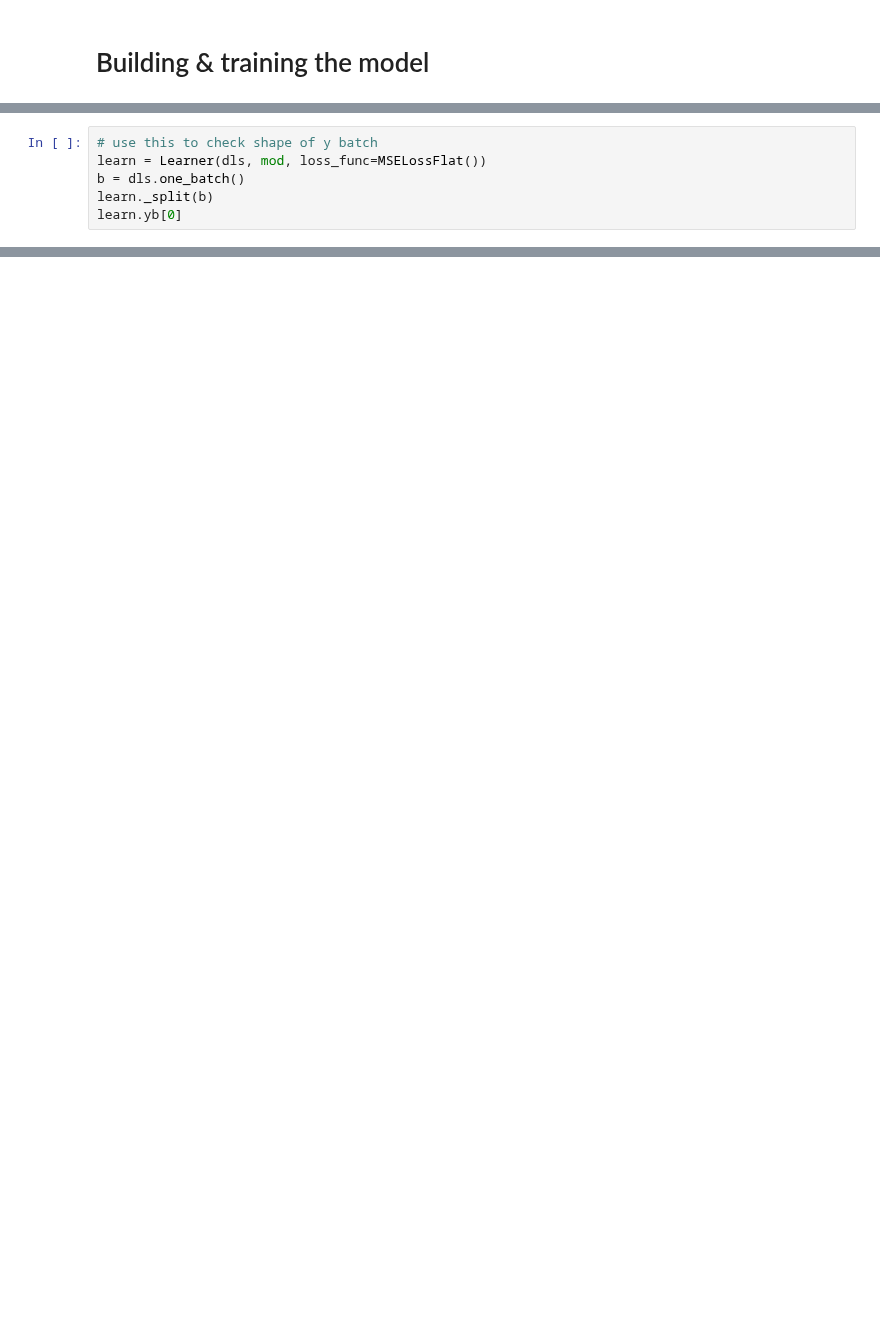
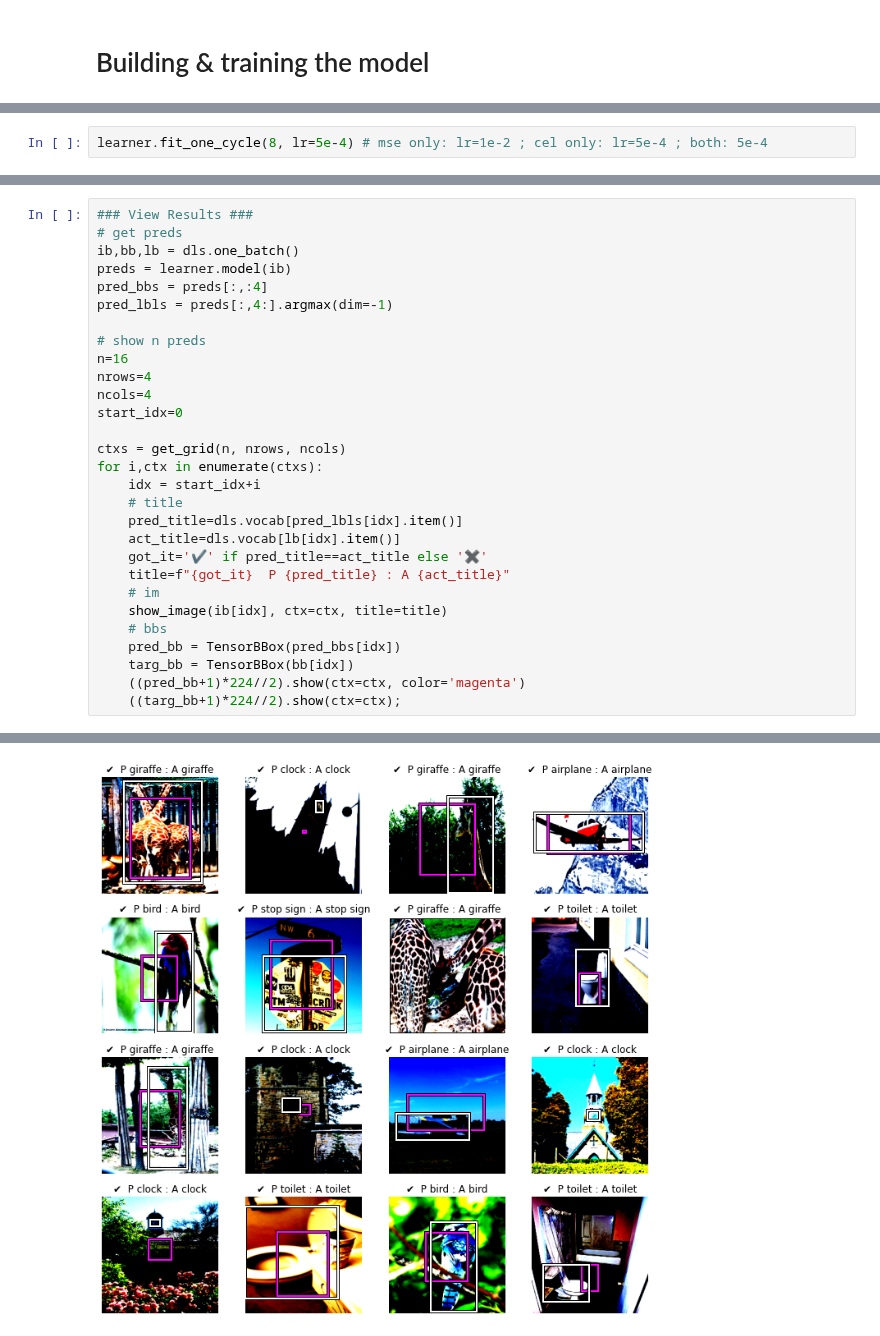
Before and after one commit to mccallion/rory, a Jupyter notebook: _20201002_coco_labeledbbox.ipynb, the cells around one changed output, grey strips where cells are left out. Cells and saved outputs as stored; diff of their text form; blank space fills up the shorter version.

```diff
--- a/_20201002_coco_labeledbbox.ipynb
+++ b/_20201002_coco_labeledbbox.ipynb
@@ -90,6 +5,0 @@ mod = custom_module(body, head)
-# %%
-# use this to check shape of y batch
-learn = Learner(dls, mod, loss_func=MSELossFlat())
-b = dls.one_batch()
-learn._split(b)
-learn.yb[0]
@@ -192,0 +94,2 @@ def show_preds(dss=dss, inf=inf, pipe=pipe, n=8, offset=0, nrows=2, ncols=4, sz=
+# %%
+learner.fit_one_cycle(8, lr=5e-4) # mse only: lr=1e-2 ; cel only: lr=5e-4 ; both: 5e-4
@@ -192,0 +108,30 @@ def show_preds(dss=dss, inf=inf, pipe=pipe, n=8, offset=0, nrows=2, ncols=4, sz=
+# %%
+### View Results ###
+# get preds
+ib,bb,lb = dls.one_batch()
+preds = learner.model(ib)
+pred_bbs = preds[:,:4]
+pred_lbls = preds[:,4:].argmax(dim=-1)
+
+# show n preds
+n=16
+nrows=4
+ncols=4
+start_idx=0
+
+ctxs = get_grid(n, nrows, ncols)
+for i,ctx in enumerate(ctxs):
+    idx = start_idx+i
+    # title
+    pred_title=dls.vocab[pred_lbls[idx].item()]
+    act_title=dls.vocab[lb[idx].item()]
+    got_it='✔️' if pred_title==act_title else '✖️'
+    title=f"{got_it}  P {pred_title} : A {act_title}"
+    # im
+    show_image(ib[idx], ctx=ctx, title=title)
+    # bbs
+    pred_bb = TensorBBox(pred_bbs[idx])
+    targ_bb = TensorBBox(bb[idx])
+    ((pred_bb+1)*224//2).show(ctx=ctx, color='magenta')
+    ((targ_bb+1)*224//2).show(ctx=ctx);
+# %% [output]
@@ -192,0 +154 @@ def show_preds(dss=dss, inf=inf, pipe=pipe, n=8, offset=0, nrows=2, ncols=4, sz=
+[figure, added]
```
Also changed, not shown: parts of 49 cells of this notebook, 6 other files.
